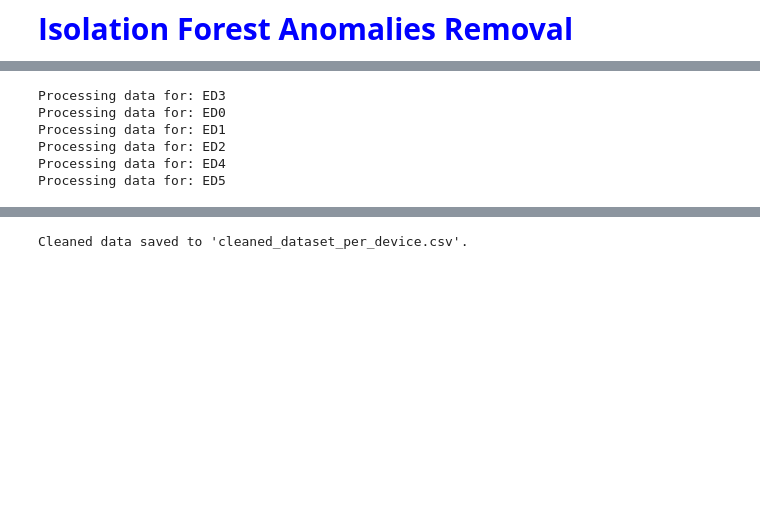
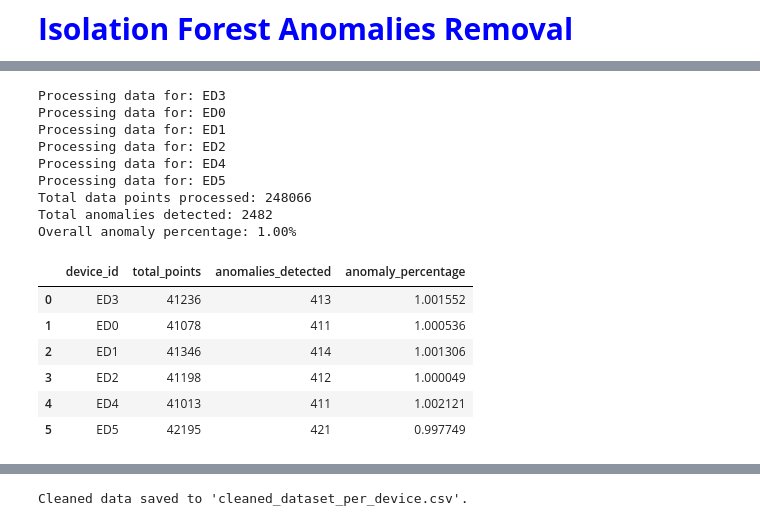
Before and after one commit to nahshonmokua/LoRaWAN-Indoor-Path-Loss-Modelling-with-MultiWall-Environment-Factors, a Jupyter notebook: Anomalies Removal.ipynb, the cells around one changed output, grey strips where cells are left out. Cells and saved outputs as stored; diff of their text form; code cells hidden in the pictures; blank space fills up the shorter version.

```diff
--- a/Anomalies Removal.ipynb
+++ b/Anomalies Removal.ipynb
@@ -70,6 +111,9 @@ Rows after cleaning: 243629 (99.90%)
 
 # Set desired contamination level
 contamination_level = 0.01  # 1% of data points considered anomalies
+
+# Initialize lists to store statistics
+device_stats = []
 
 # Anomaly Detection Function with Selected Features
 def detect_anomalies_per_device(device_data, contamination=contamination_level):
@@ -83,16 +127,13 @@ def detect_anomalies_per_device(device_data, contamination=contamination_level):
     for col in features:
         device_data[col] = pd.to_numeric(device_data[col], errors='coerce')
 
-    # Handle any remaining missing values
-
-
     # Drop any remaining rows with NaN values in features
     device_data.dropna(subset=features, inplace=True)
 
     # Check if there's enough data to proceed
     if device_data.shape[0] < 1:
         print("Not enough data to process for this device.")
-        return pd.DataFrame()
+        return pd.DataFrame(), {}
 
     # Feature Scaling
     X = device_data[features]
@@ -116,46 +157,90 @@ def detect_anomalies_per_device(device_data, contamination=contamination_level):
     device_data['anomaly'] = iso_forest.predict(X_scaled)
     device_data['anomaly_label'] = device_data['anomaly'].map({1: 'Normal', -1: 'Anomaly'})
 
-    return device_data
+    # Collect statistics
+    total_points = len(device_data)
+    anomalies_count = (device_data['anomaly'] == -1).sum()
+    anomaly_percentage = (anomalies_count / total_points) * 100
 
+    stats = {
+        'device_id': device_data['device_id'].iloc[0],
+        'total_points': total_points,
+        'anomalies_detected': anomalies_count,
+        'anomaly_percentage': anomaly_percentage
+    }
+
+    return device_data, stats
 
 # Apply Function to Each Device
 device_ids = data['device_id'].unique()
 results = []
+device_stats = []
 
 for device_id in device_ids:
     print(f"Processing data for: {device_id}")
     device_data = data[data['device_id'] == device_id]
 
     # Skip if device_data is empty
     if device_data.empty:
         print(f"No data for device {device_id}. Skipping.")
         continue
 
-    device_analyzed = detect_anomalies_per_device(device_data, contamination=contamination_level)
+    device_analyzed, stats = detect_anomalies_per_device(device_data, contamination=contamination_level)
 
     # Only append if the result is not empty
     if not device_analyzed.empty:
         results.append(device_analyzed)
+        device_stats.append(stats)
     else:
         print(f"No valid data to process for device {device_id}.")
 
 # Combine Results
 if results:
     data_with_anomalies = pd.concat(results, ignore_index=True)
 
     # Separate anomalies and normal data
     anomalies = data_with_anomalies[data_with_anomalies['anomaly'] == -1]
     cleaned_data = data_with_anomalies[data_with_anomalies['anomaly'] == 1]
+
+    # Create a DataFrame for device statistics
+    stats_df = pd.DataFrame(device_stats)
+
+    # Calculate combined statistics for the entire dataset
+    total_points_all = stats_df['total_points'].sum()
+    anomalies_detected_all = stats_df['anomalies_detected'].sum()
+    anomaly_percentage_all = (anomalies_detected_all / total_points_all) * 100
+
+    combined_stats = {
+        'total_points_all': total_points_all,
+        'anomalies_detected_all': anomalies_detected_all,
+        'anomaly_percentage_all': anomaly_percentage_all
+    }
+
+    # Print combined statistics
+    print(f"Total data points processed: {combined_stats['total_points_all']}")
+    print(f"Total anomalies detected: {combined_stats['anomalies_detected_all']}")
+    print(f"Overall anomaly percentage: {combined_stats['anomaly_percentage_all']:.2f}%")
 else:
     print("No valid data was processed for any device.")
+
+stats_df
 # %% [output]
 Processing data for: ED3
 Processing data for: ED0
 Processing data for: ED1
 Processing data for: ED2
 Processing data for: ED4
 Processing data for: ED5
+Total data points processed: 248066
+Total anomalies detected: 2482
+Overall anomaly percentage: 1.00%
+|  | device_id | total_points | anomalies_detected | anomaly_percentage |
+| 0 | ED3 | 41236 | 413 | 1.001552 |
+| 1 | ED0 | 41078 | 411 | 1.000536 |
+| 2 | ED1 | 41346 | 414 | 1.001306 |
+| 3 | ED2 | 41198 | 412 | 1.000049 |
+| 4 | ED4 | 41013 | 411 | 1.002121 |
+| 5 | ED5 | 42195 | 421 | 0.997749 |
 # %%
 # Data Visualization
 # Plot RSSI Levels Before and After Anomaly Removal for Each Device
```
Also changed, not shown: parts of 4 cells of this notebook, 5 other files.
